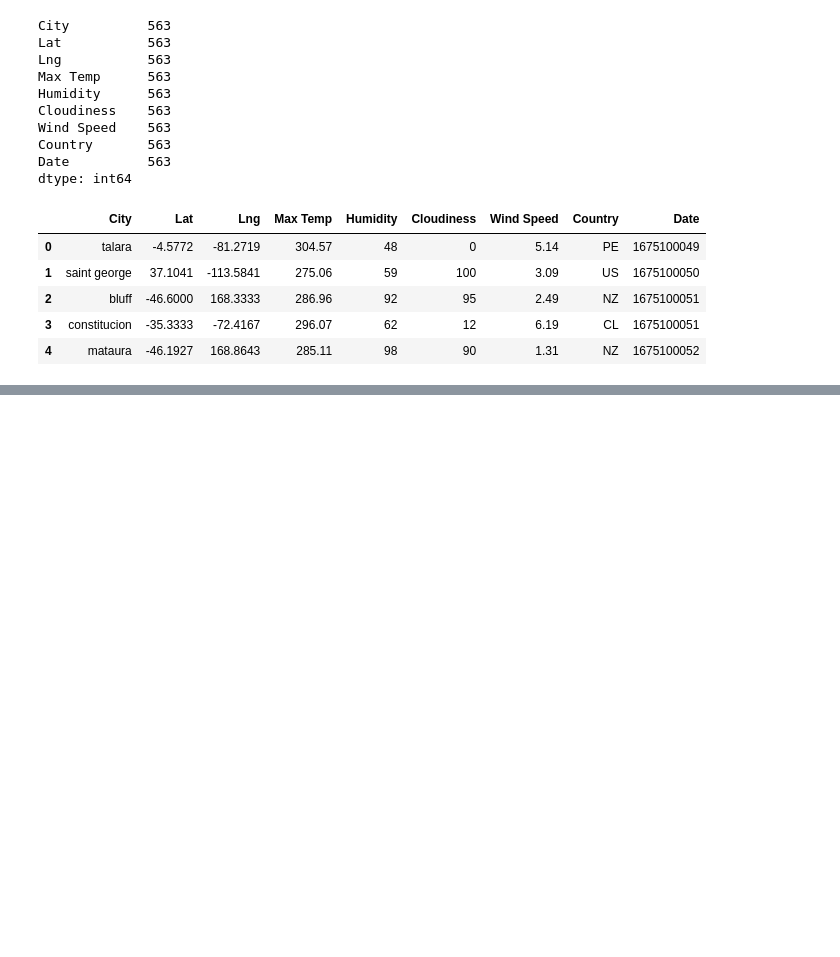
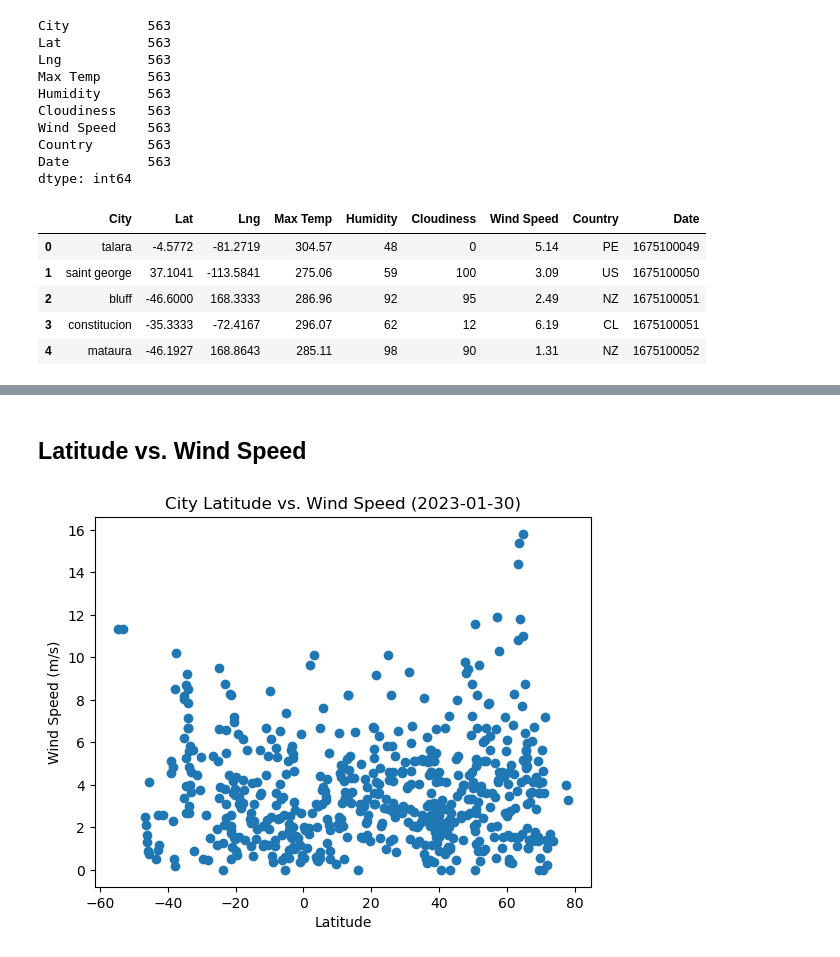
Before and after one commit to mradovic10/python-api-challenge, a Jupyter notebook: WeatherPy/WeatherPy.ipynb, the cells around one changed output, grey strips where cells are left out. Saved outputs shown, nothing was run; the diff lists cells and outputs as text; code cells hidden in the pictures; blank space fills up the shorter version.

```diff
--- a/WeatherPy/WeatherPy.ipynb
+++ b/WeatherPy/WeatherPy.ipynb
@@ -159,0 +228,18 @@ city_data_df.to_csv("output_data/cities.csv", index_label = "City_ID")
+# %% [markdown]
+## Latitude vs. Wind Speed
+# %%
+# Build scatter plot for latitude vs. temperature.
+plt.scatter(city_data_df["Lat"], city_data_df["Wind Speed"])
+
+# Incorporate the other graph properties.
+plt.xlabel("Latitude")
+plt.ylabel("Wind Speed (m/s)")
+plt.title("City Latitude vs. Wind Speed (2023-01-30)")
+
+# Save the figure.
+plt.savefig("output_data/Fig4.png")
+
+# Show plot.
+plt.show()
+# %% [output]
+[figure, added]
```
Also changed, not shown: parts of 7 cells of this notebook, 4 other files.
